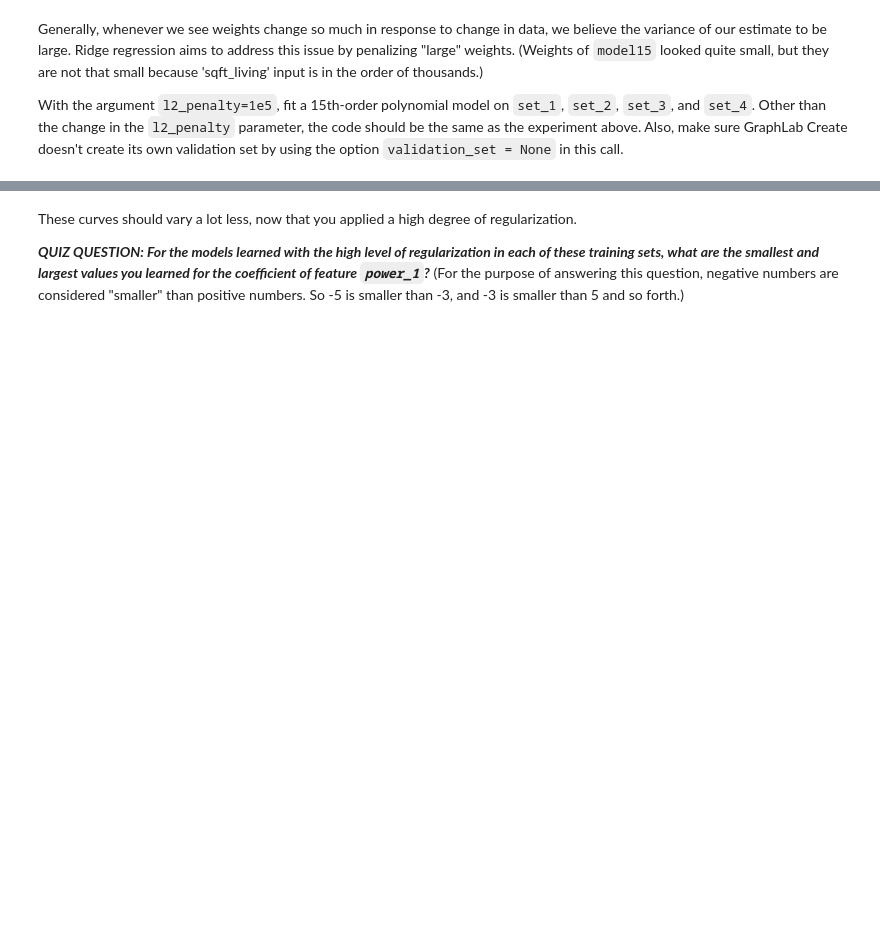
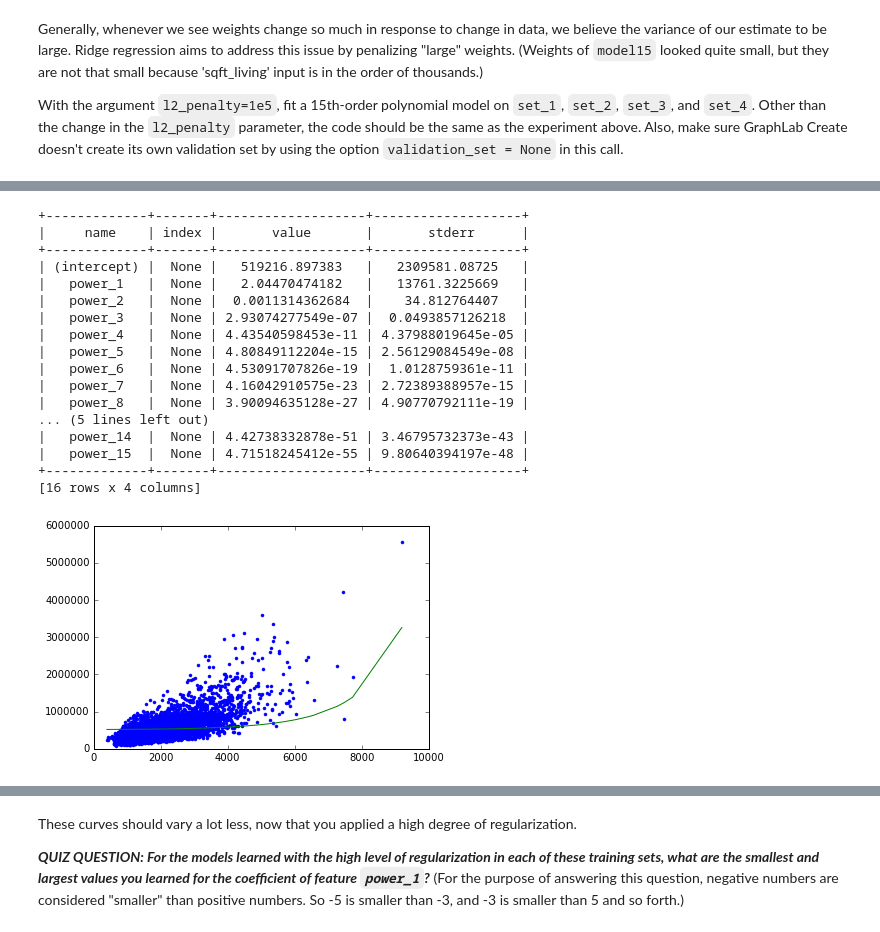
Before and after one commit to ahmedashoor737/ML-Assignments, a Jupyter notebook: Programming Assignment 4/ics_485_assignment_4_part_1_blank.ipynb, the cells around one changed output, grey strips where cells are left out. Drawn from its saved outputs; the diff is of its cells as text; code cells hidden in the pictures; blank space fills up the shorter version.

```diff
--- a/Programming Assignment 4/ics_485_assignment_4_part_1_blank.ipynb
+++ b/Programming Assignment 4/ics_485_assignment_4_part_1_blank.ipynb
@@ -209,0 +244,22 @@ With the argument `l2_penalty=1e5`, fit a 15th-order polynomial model on `set_1`
+# %%
+poly_2_data_ridge, model_2_ridge = sqft_regression(15, set_2, l2_penalty)
+sqft_plot(poly_2_data_ridge, model_2_ridge)
+# %% [output]
++-------------+-------+-------------------+-------------------+
+|     name    | index |       value       |       stderr      |
++-------------+-------+-------------------+-------------------+
+| (intercept) |  None |   519216.897383   |   2309581.08725   |
+|   power_1   |  None |   2.04470474182   |   13761.3225669   |
+|   power_2   |  None |  0.0011314362684  |    34.812764407   |
+|   power_3   |  None | 2.93074277549e-07 |  0.0493857126218  |
+|   power_4   |  None | 4.43540598453e-11 | 4.37988019645e-05 |
+|   power_5   |  None | 4.80849112204e-15 | 2.56129084549e-08 |
+|   power_6   |  None | 4.53091707826e-19 |  1.0128759361e-11 |
+|   power_7   |  None | 4.16042910575e-23 | 2.72389388957e-15 |
+|   power_8   |  None | 3.90094635128e-27 | 4.90770792111e-19 |
+... (5 lines left out)
+|   power_14  |  None | 4.42738332878e-51 | 3.46795732373e-43 |
+|   power_15  |  None | 4.71518245412e-55 | 9.80640394197e-48 |
++-------------+-------+-------------------+-------------------+
+[16 rows x 4 columns]
+[figure, added]
```
Also changed, not shown: parts of 30 cells of this notebook.
